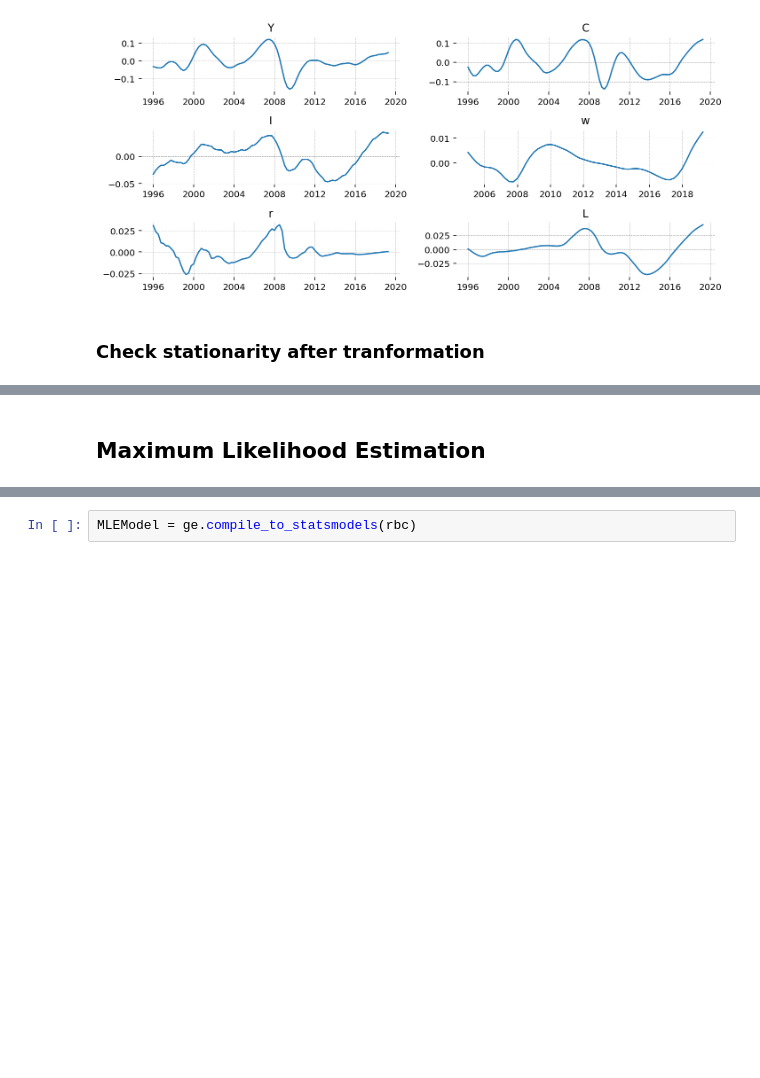
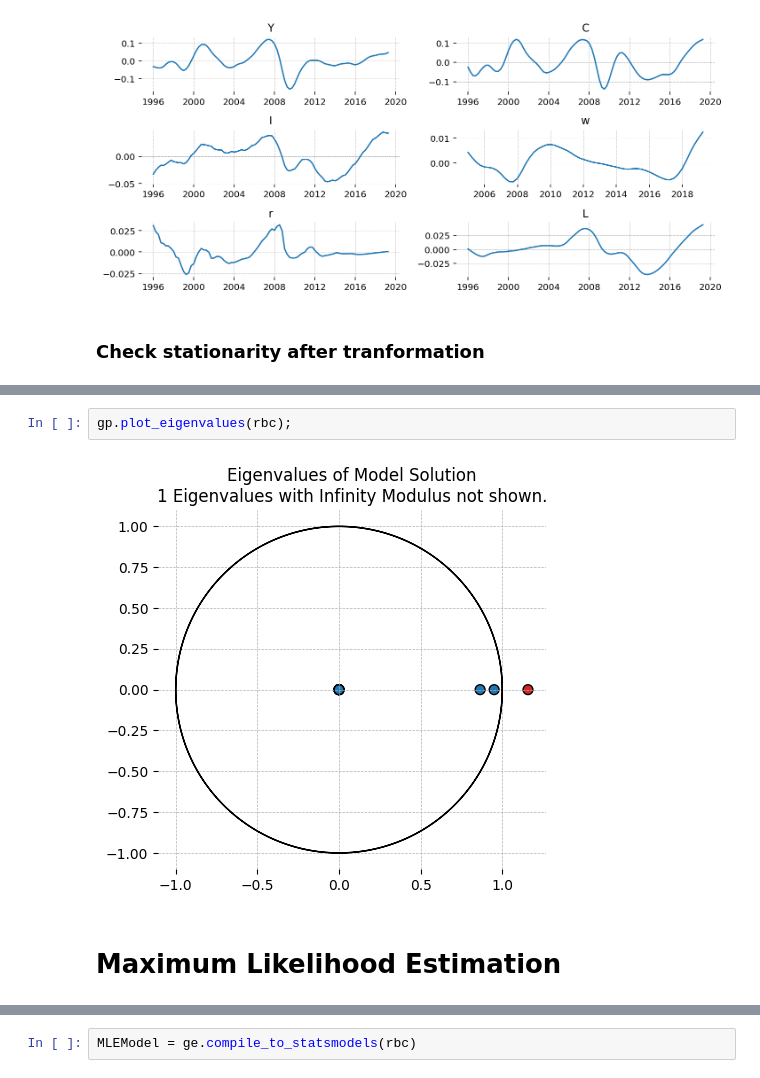
Before and after one commit to lukasgrahl/macro_rbc, a Jupyter notebook: notebooks/Fitting RBC to Italy Data.ipynb, the cells around one changed output, grey strips where cells are left out. Saved outputs shown, nothing was run; the diff lists cells and outputs as text; blank space fills up the shorter version.

```diff
--- a/notebooks/Fitting RBC to Italy Data.ipynb
+++ b/notebooks/Fitting RBC to Italy Data.ipynb
@@ -204,5 +225,9 @@ L  p-val: 0.03702931818509586,  reject: True
+# %%
+gp.plot_eigenvalues(rbc);
+# %% [output]
+[figure, added]
 # %% [markdown]
-## Maximum Likelihood Estimation <a class="anchor" id="chapter4"></a>
+# Maximum Likelihood Estimation <a class="anchor" id="chapter4"></a>
 # %%
 # assign date freq
 df = df.asfreq("QS")
```
Also changed, not shown: parts of 28 cells of this notebook, 1 other file.
